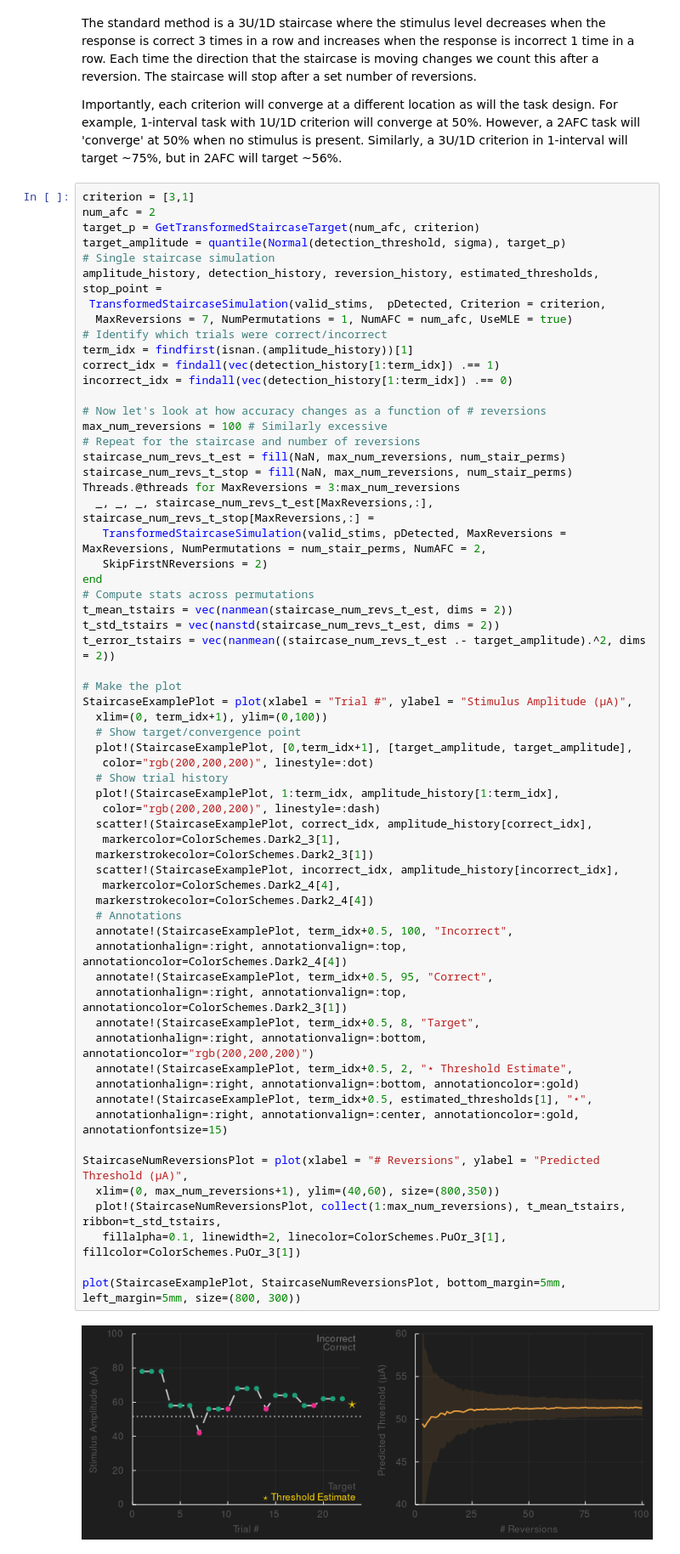
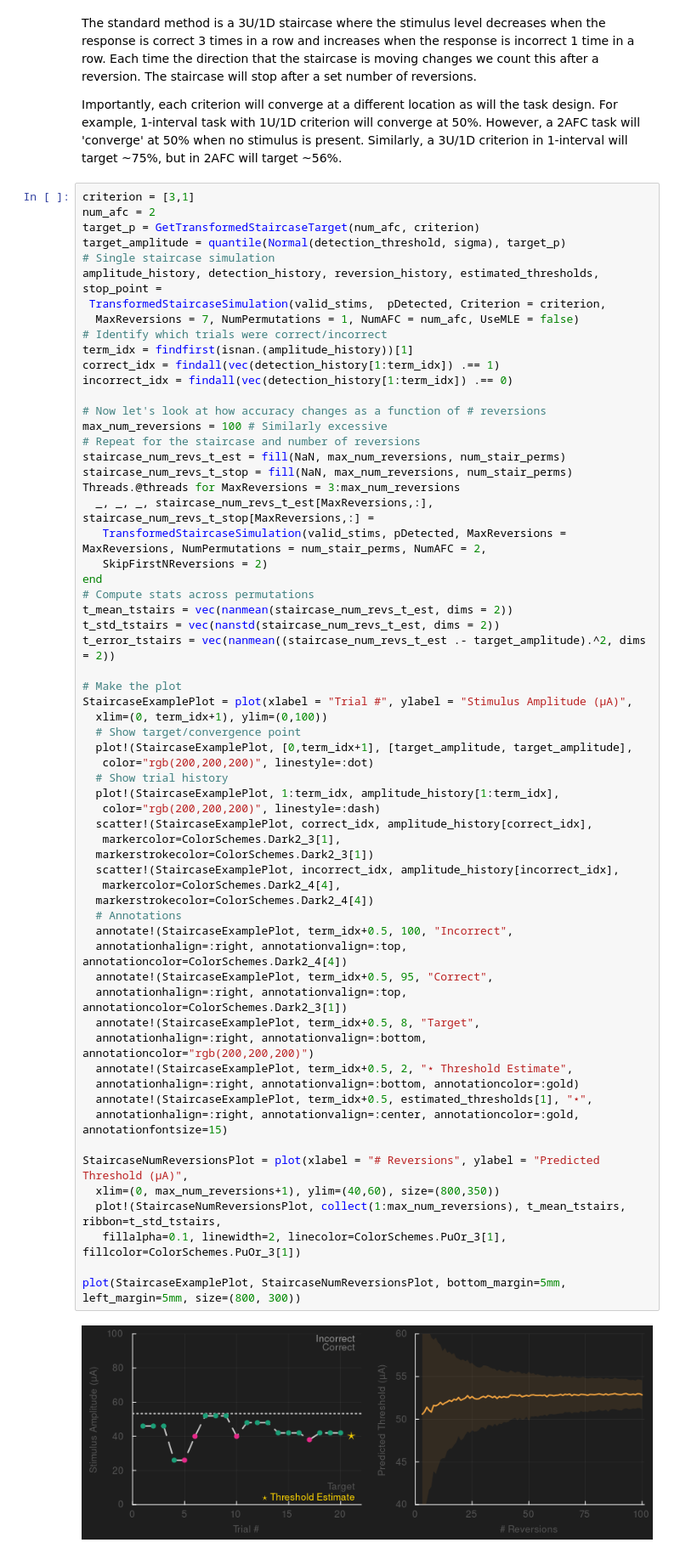
Before and after one commit to CMGreenspon/BCIDetectionThresholdSimulations, a Jupyter notebook: DetectionThresholdNotebook.ipynb, the cells around one changed output. Shown at 85% size. Drawn from its saved outputs; the diff is of its cells as text.

```diff
--- a/DetectionThresholdNotebook.ipynb
+++ b/DetectionThresholdNotebook.ipynb
@@ -116,7 +113,7 @@ target_amplitude = quantile(Normal(detection_threshold, sigma), target_p)
 # Single staircase simulation
 amplitude_history, detection_history, reversion_history, estimated_thresholds, stop_point =
  TransformedStaircaseSimulation(valid_stims,  pDetected, Criterion = criterion,
-  MaxReversions = 7, NumPermutations = 1, NumAFC = num_afc, UseMLE = true)
+  MaxReversions = 7, NumPermutations = 1, NumAFC = num_afc, UseMLE = false)
 # Identify which trials were correct/incorrect
 term_idx = findfirst(isnan.(amplitude_history))[1]
 correct_idx = findall(vec(detection_history[1:term_idx]) .== 1)
@@ -144,34 +141,34 @@ StaircaseExamplePlot = plot(xlabel = "Trial #", ylabel = "Stimulus Amplitude (μ
   plot!(StaircaseExamplePlot, [0,term_idx+1], [target_amplitude, target_amplitude],
    color="rgb(200,200,200)", linestyle=:dot)
   # Show trial history
   plot!(StaircaseExamplePlot, 1:term_idx, amplitude_history[1:term_idx],
    color="rgb(200,200,200)", linestyle=:dash)
   scatter!(StaircaseExamplePlot, correct_idx, amplitude_history[correct_idx],
    markercolor=ColorSchemes.Dark2_3[1],
   markerstrokecolor=ColorSchemes.Dark2_3[1])
   scatter!(StaircaseExamplePlot, incorrect_idx, amplitude_history[incorrect_idx],
    markercolor=ColorSchemes.Dark2_4[4],
   markerstrokecolor=ColorSchemes.Dark2_4[4])
   # Annotations
   annotate!(StaircaseExamplePlot, term_idx+0.5, 100, "Incorrect",
   annotationhalign=:right, annotationvalign=:top, annotationcolor=ColorSchemes.Dark2_4[4])
   annotate!(StaircaseExamplePlot, term_idx+0.5, 95, "Correct",
   annotationhalign=:right, annotationvalign=:top, annotationcolor=ColorSchemes.Dark2_3[1])
   annotate!(StaircaseExamplePlot, term_idx+0.5, 8, "Target",
   annotationhalign=:right, annotationvalign=:bottom, annotationcolor="rgb(200,200,200)")
   annotate!(StaircaseExamplePlot, term_idx+0.5, 2, "⋆ Threshold Estimate",
   annotationhalign=:right, annotationvalign=:bottom, annotationcolor=:gold)
   annotate!(StaircaseExamplePlot, term_idx+0.5, estimated_thresholds[1], "⋆",
   annotationhalign=:right, annotationvalign=:center, annotationcolor=:gold, annotationfontsize=15)
 
 StaircaseNumReversionsPlot = plot(xlabel = "# Reversions", ylabel = "Predicted Threshold (μA)",
   xlim=(0, max_num_reversions+1), ylim=(40,60), size=(800,350))
   plot!(StaircaseNumReversionsPlot, collect(1:max_num_reversions), t_mean_tstairs, ribbon=t_std_tstairs,
    fillalpha=0.1, linewidth=2, linecolor=ColorSchemes.PuOr_3[1], fillcolor=ColorSchemes.PuOr_3[1])
 
 plot(StaircaseExamplePlot, StaircaseNumReversionsPlot, bottom_margin=5mm, left_margin=5mm, size=(800, 300))
 # %% [output]
-[figure, old version]
+[figure, new version]
 # %% [markdown]
 ##### Comparing Time & Accuracy
 The above code blocks show that either method can be used to measure/estimate the detection threshold though and that performance increases as a function of trials/reversions. The most obvious metric to use in comparisons (for a time consciouss experimenter) is how the accuracy of the estimate changes with time. This means that we need to convert # Reversions and # Trials/Stimulus to # Trials. In the constants case this is #Trials/Stimulus * NumStimuli, but for the stairscase each one has a different number of trials so we need to evaluate each one seperately.
```
Also changed, not shown: parts of 4 cells of this notebook, 4 other files.
